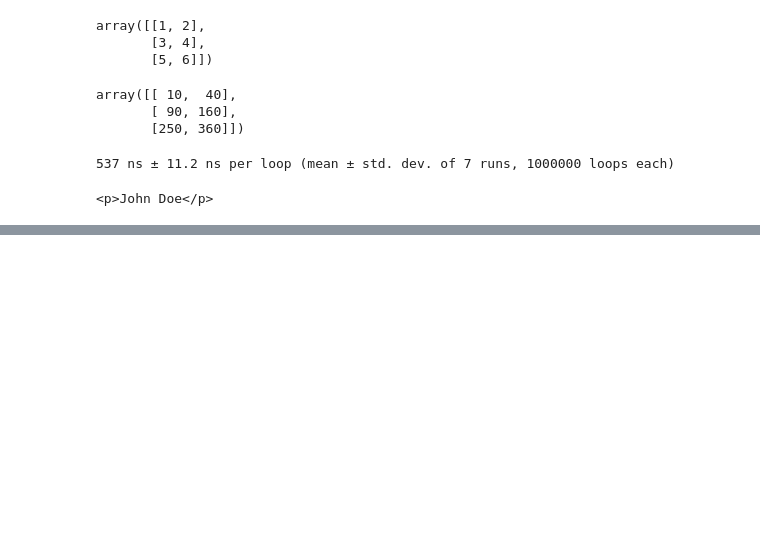
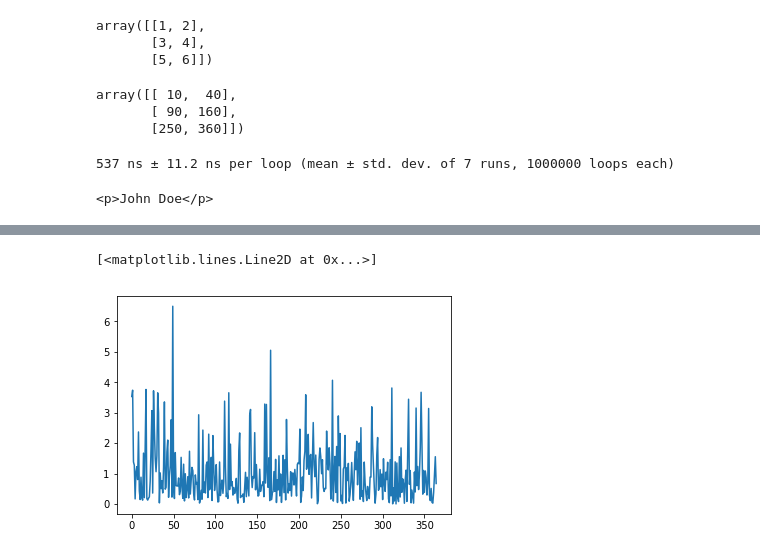
Before and after one commit to jloovet/misc, a Jupyter notebook: tester_med_numpy.ipynb, the cells around one changed output, grey strips where cells are left out. Cells and saved outputs as stored; diff of their text form; code cells hidden in the pictures; blank space fills up the shorter version.

```diff
--- a/tester_med_numpy.ipynb
+++ b/tester_med_numpy.ipynb
@@ -80,0 +130,7 @@ print(my_person.get_fullname())
+# %%
+rain = np.random.exponential(1, size=365)
+# %%
+plt.plot(rain)
+# %% [output]
+[<matplotlib.lines.Line2D at 0x...>]
+[figure, added]
```
Also changed, not shown: parts of 11 cells of this notebook.
